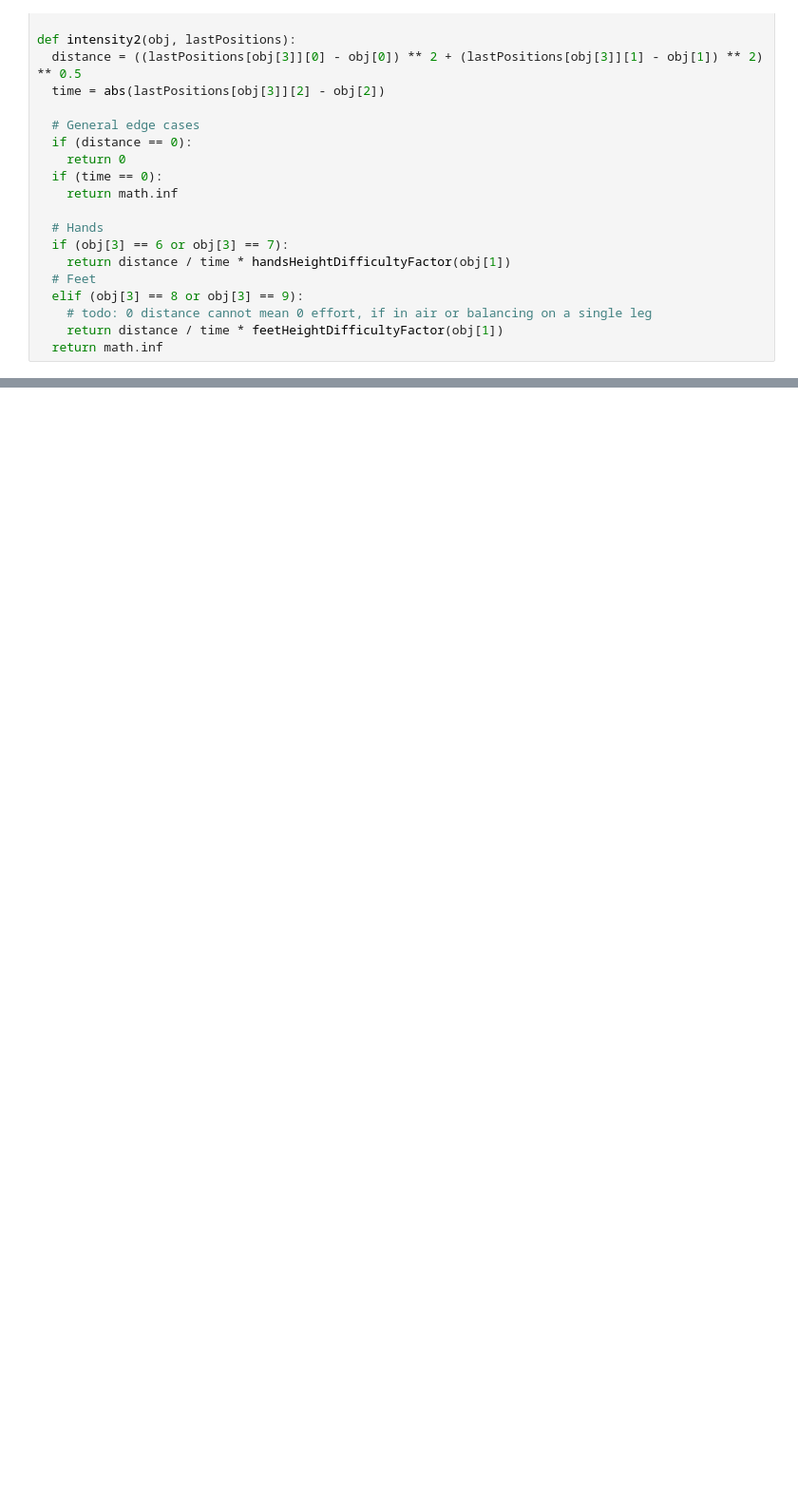
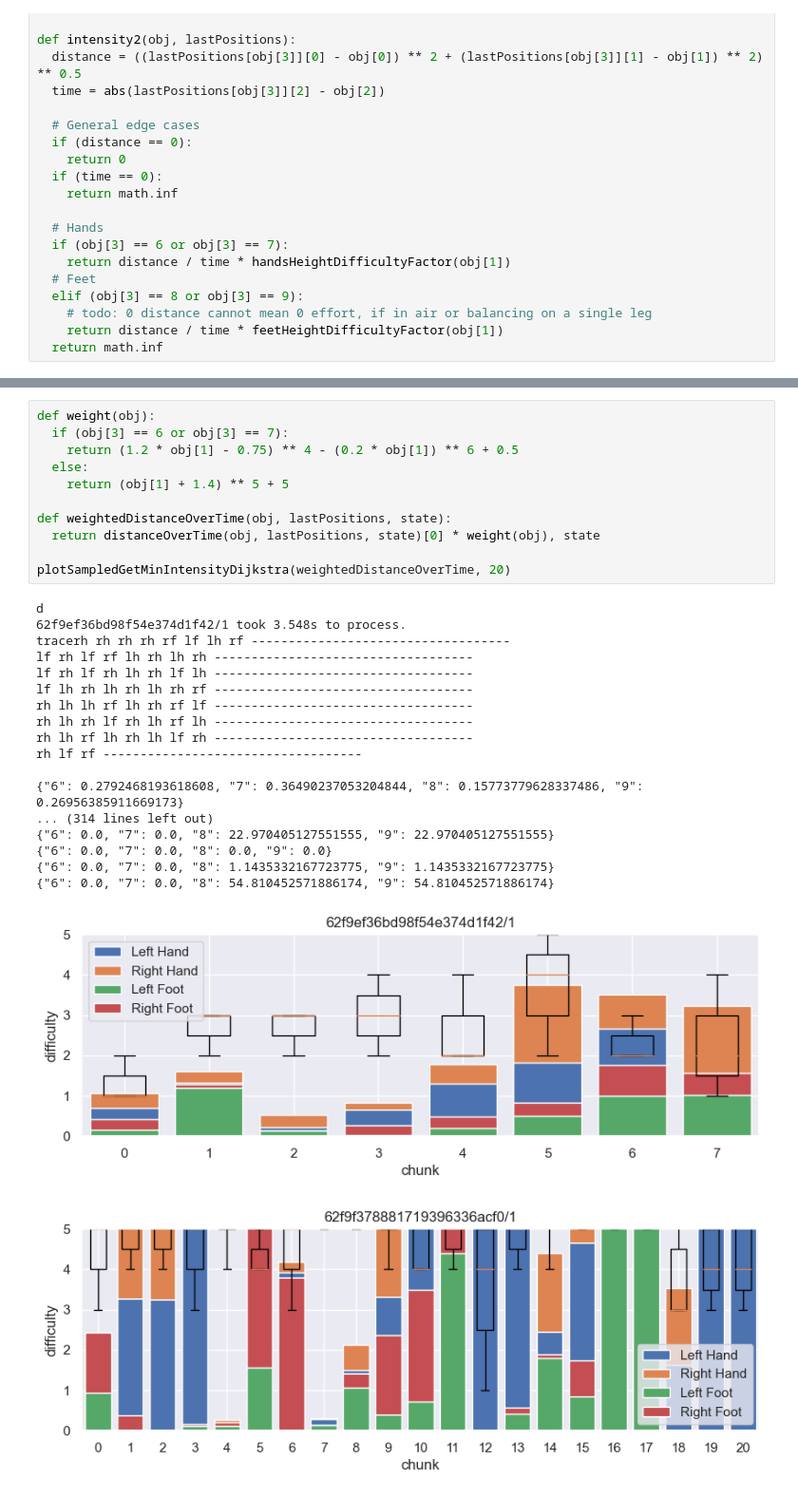
Before and after one commit to luisscholl/beatfork, a Jupyter notebook: difficulty-estimation/individual-analysis.ipynb, the cells around one changed output, grey strips where cells are left out. Shown at 95% size. Drawn from its saved outputs; the diff is of its cells as text; blank space fills up the shorter version.

```diff
--- a/difficulty-estimation/individual-analysis.ipynb
+++ b/difficulty-estimation/individual-analysis.ipynb
@@ -680,0 +713,31 @@ currentNode: 39321
+# %%
+def weight(obj):
+  if (obj[3] == 6 or obj[3] == 7):
+    return (1.2 * obj[1] - 0.75) ** 4 - (0.2 * obj[1]) ** 6 + 0.5
+  else:
+    return (obj[1] + 1.4) ** 5 + 5
+
+def weightedDistanceOverTime(obj, lastPositions, state):
+  return distanceOverTime(obj, lastPositions, state)[0] * weight(obj), state
+
+plotSampledGetMinIntensityDijkstra(weightedDistanceOverTime, 20)
+# %% [output]
+d
+62f9ef36bd98f54e374d1f42/1 took 3.548s to process.
+tracerh rh rh rh rf lf lh rf -----------------------------------
+lf rh lf rf lh rh lh rh -----------------------------------
+lf rh lf rh lh rh lf lh -----------------------------------
+lf lh rh lh rh lh rh rf -----------------------------------
+rh lh lh rf lh rh rf lf -----------------------------------
+rh lh rh lf rh lh rf lh -----------------------------------
+rh lh rf lh rh lh lf rh -----------------------------------
+rh lf rf -----------------------------------
+
+{"6": 0.2792468193618608, "7": 0.36490237053204844, "8": 0.15773779628337486, "9": 0.26956385911669173}
+... (314 lines left out)
+{"6": 0.0, "7": 0.0, "8": 22.970405127551555, "9": 22.970405127551555}
+{"6": 0.0, "7": 0.0, "8": 0.0, "9": 0.0}
+{"6": 0.0, "7": 0.0, "8": 1.1435332167723775, "9": 1.1435332167723775}
+{"6": 0.0, "7": 0.0, "8": 54.810452571886174, "9": 54.810452571886174}
+[figure, added]
+[figure, added]
```
Also changed, not shown: parts of 6 cells of this notebook, 1 other file.
